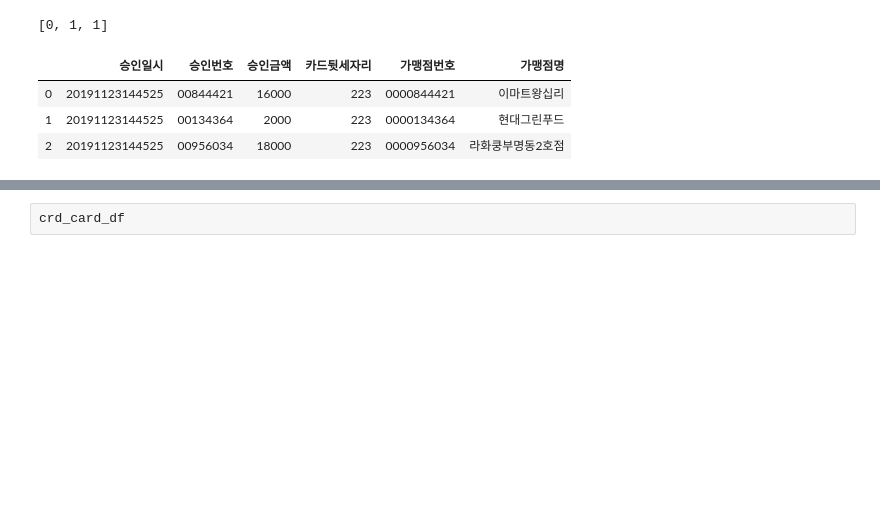
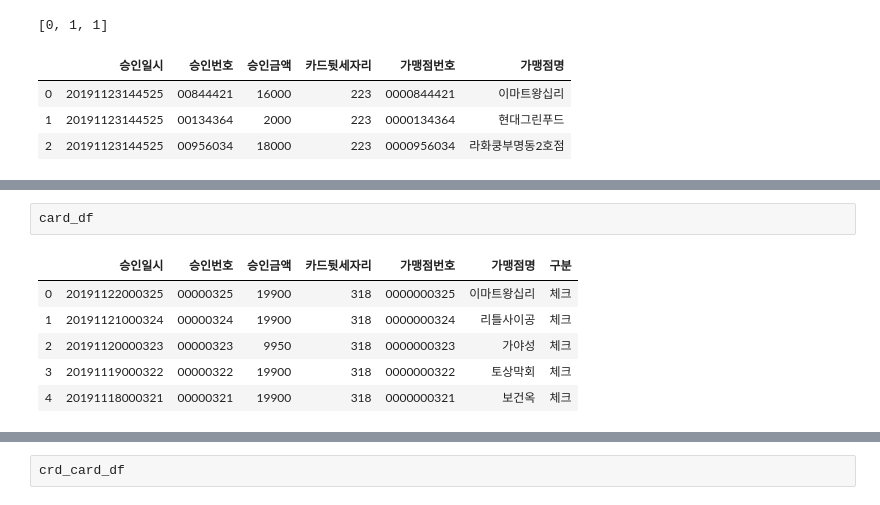
Before and after one commit to thjeong/hack2019, a Jupyter notebook: Untitled.ipynb, the cells around one changed output, grey strips where cells are left out. Saved outputs shown, nothing was run; the diff lists cells and outputs as text; blank space fills up the shorter version.

```diff
--- a/Untitled.ipynb
+++ b/Untitled.ipynb
@@ -700,0 +692,9 @@ crd_card_df['구분'] = '신용'
+# %%
+card_df
+# %% [output]
+|  | 승인일시 | 승인번호 | 승인금액 | 카드뒷세자리 | 가맹점번호 | 가맹점명 | 구분 |
+| 0 | 20191122000325 | 00000325 | 19900 | 318 | 0000000325 | 이마트왕십리 | 체크 |
+| 1 | 20191121000324 | 00000324 | 19900 | 318 | 0000000324 | 리틀사이공 | 체크 |
+| 2 | 20191120000323 | 00000323 | 9950 | 318 | 0000000323 | 가야성 | 체크 |
+| 3 | 20191119000322 | 00000322 | 19900 | 318 | 0000000322 | 토상막회 | 체크 |
+| 4 | 20191118000321 | 00000321 | 19900 | 318 | 0000000321 | 보건옥 | 체크 |
```
Also changed, not shown: parts of 7 cells of this notebook, 2 other files.
